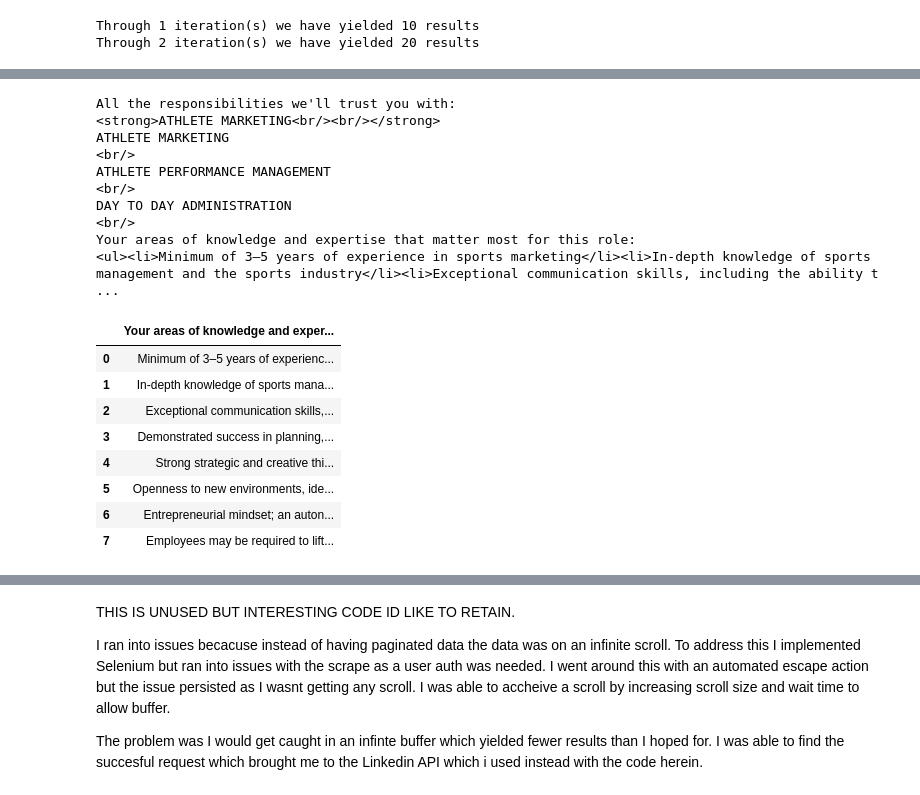
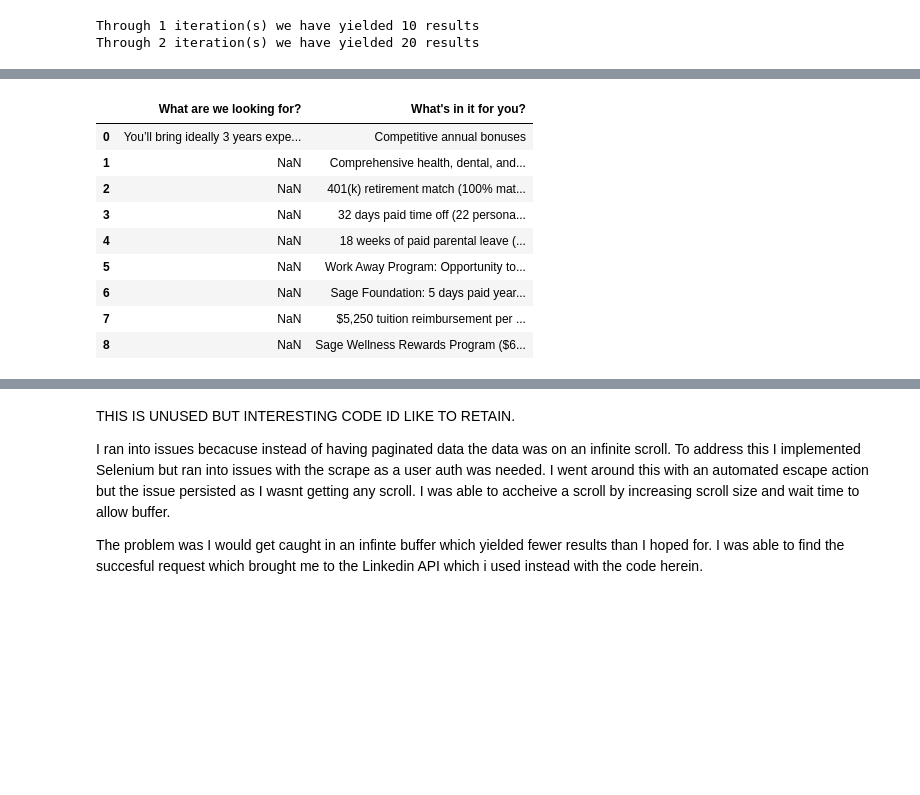
Before and after one commit to VinCoppola/JobsInSports, a Jupyter notebook: linkedin_scraper.ipynb, the cells around one changed output, grey strips where cells are left out. Saved outputs shown, nothing was run; the diff lists cells and outputs as text; code cells hidden in the pictures; blank space fills up the shorter version.

```diff
--- a/linkedin_scraper.ipynb
+++ b/linkedin_scraper.ipynb
@@ -42,9 +42,14 @@ import pymysql
 pymysql.install_as_MySQLdb()
 import MySQLdb
 
-#! pip install wordcloud
-#from subprocess import check_output
-#from wordcloud import WordCloud, STOPWORDS
+# Variable Declaration
+global bullet_characters
+global salary_descriptors
+global requirement_descriptors
+bullet_characters = ['-', '•', '◦', '▪', '▸', '➤', '★', '*']
+salary_descriptors = ['$','pay','paid','salary','compensation']
+requirement_descriptors = '(?i)requ|respon|qual|look|skill|know|job|function|Elig|edu|exper|duties|duty'
+number = LabelEncoder()
 # %%
 def merge(dict1, dict2):
     return(dict2.update(dict1))
@@ -192,25 +259,16 @@ print(temp_text)
 </body>
 </html>
 # %%
-temp_text = extract_inner('https://www.linkedin.com/jobs/view/manager-athlete-marketing-at-red-bull-4371481211/')
+temp_text = extract_inner('https://www.linkedin.com/jobs/view/na-sponsorship-coordinator-at-sage-4402926589/')
 detail_fetcher(temp_text)
 # %% [output]
-All the responsibilities we'll trust you with:
-<strong>ATHLETE MARKETING<br/><br/></strong>
-ATHLETE MARKETING
-<br/>
-ATHLETE PERFORMANCE MANAGEMENT
-<br/>
-DAY TO DAY ADMINISTRATION
-<br/>
-Your areas of knowledge and expertise that matter most for this role:
-<ul><li>Minimum of 3–5 years of experience in sports marketing</li><li>In-depth knowledge of sports management and the sports industry</li><li>Exceptional communication skills, including the ability t ...
-|  | Your areas of knowledge and exper... |
-| 0 | Minimum of 3–5 years of experienc... |
-| 1 | In-depth knowledge of sports mana... |
-| 2 | Exceptional communication skills,... |
-| 3 | Demonstrated success in planning,... |
-| 4 | Strong strategic and creative thi... |
-| 5 | Openness to new environments, ide... |
-| 6 | Entrepreneurial mindset; an auton... |
-| 7 | Employees may be required to lift... |
+|  | What are we looking for? | What's in it for you? |
+| 0 | You’ll bring ideally 3 years expe... | Competitive annual bonuses |
+| 1 | NaN | Comprehensive health, dental, and... |
+| 2 | NaN | 401(k) retirement match (100% mat... |
+| 3 | NaN | 32 days paid time off (22 persona... |
+| 4 | NaN | 18 weeks of paid parental leave (... |
+| 5 | NaN | Work Away Program: Opportunity to... |
+| 6 | NaN | Sage Foundation: 5 days paid year... |
+| 7 | NaN | $5,250 tuition reimbursement per ... |
+| 8 | NaN | Sage Wellness Rewards Program ($6... |
```
Also changed, not shown: parts of 12 cells of this notebook.
